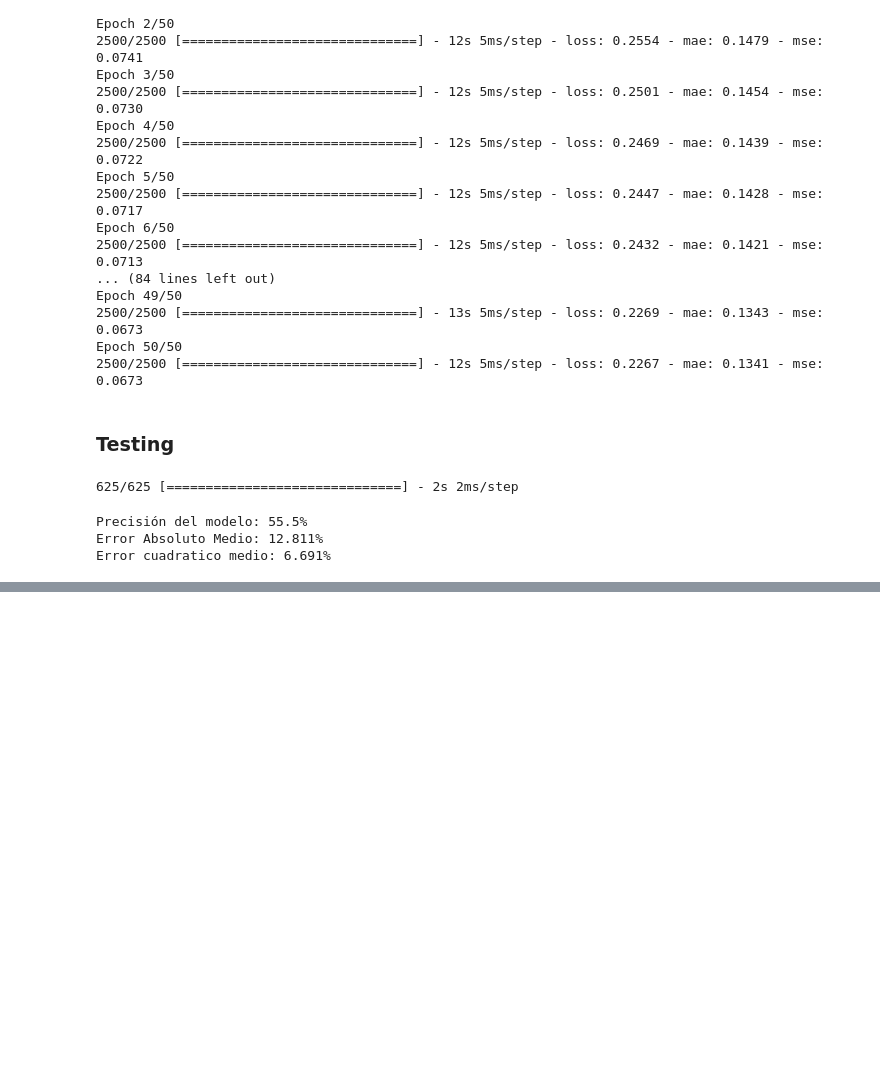
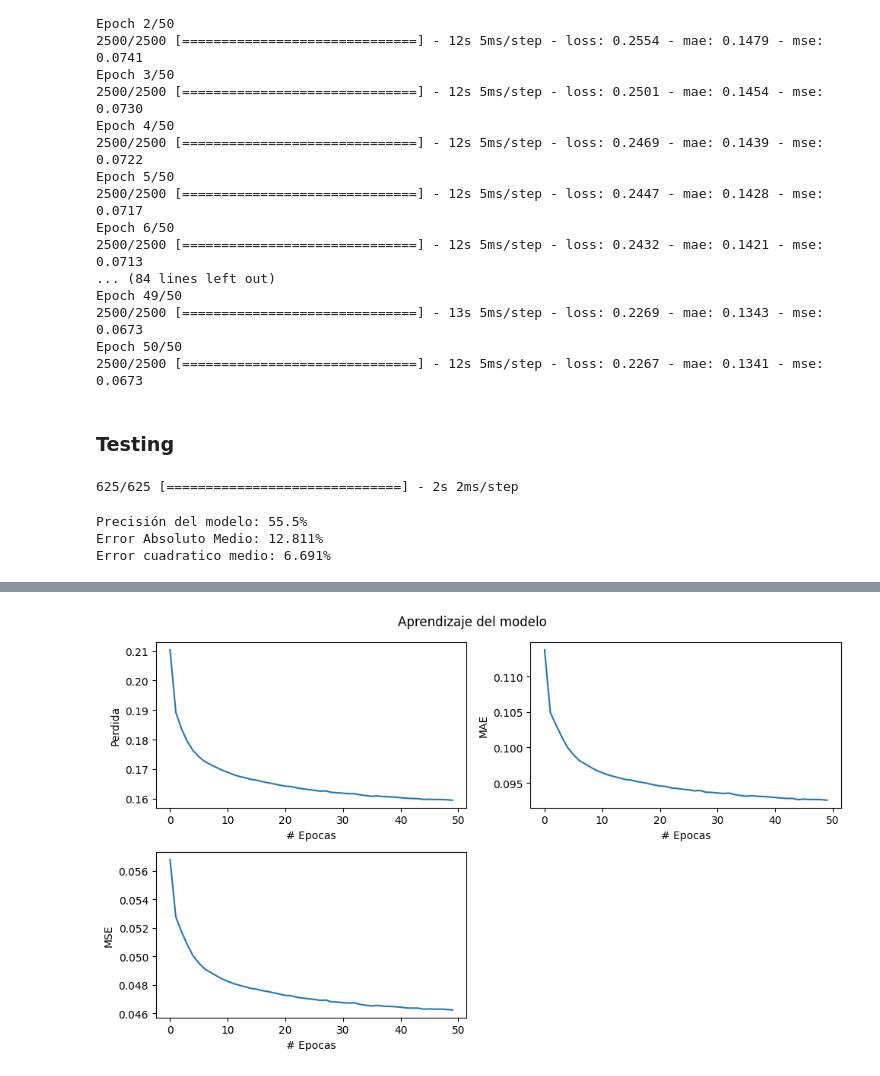
Before and after one commit to LosWillyAmigos/CPMP_With_attention, a Jupyter notebook: CPMP_with_attention.ipynb, the cells around one changed output, grey strips where cells are left out. Drawn from its saved outputs; the diff is of its cells as text; code cells hidden in the pictures; blank space fills up the shorter version.

```diff
--- a/CPMP_with_attention.ipynb
+++ b/CPMP_with_attention.ipynb
@@ -282,8 +282,8 @@ Conection Success
 
 client_local = connect_to_server(MONGO_URI_LOCAL)
 
-base_de_datos = client_local['data_model_v2-1']
-data_5x5, labels_5x5 = load_data_mongo(base_de_datos.data_5x5)
+base_de_datos = client_local['data_model_v2']
+data_10x7, labels_10x7 = load_data_mongo(base_de_datos.data_10x7_v2)
 
 client_local.close()
 # %% [output]
@@ -428,0 +439,5 @@ model_7x7_multi.save('models/model_cpmp_7x7_v2.h5')
+# %%
+X_train_10x7, X_test_10x7, y_train_10x7, y_test_10x7 = train_test_split(data_10x7, labels_10x7,
+                                                                       test_size= 0.2, random_state= 42)
+# %%
+records = model_10x7.fit(X_train_10x7, y_train_10x7, batch_size= 32, epochs= 50, verbose= True)
@@ -428,0 +462,23 @@ model_7x7_multi.save('models/model_cpmp_7x7_v2.h5')
+# %%
+plt.figure(figsize= (10, 6))
+
+plt.subplot(2, 2, 1)
+plt.xlabel("# Epocas")
+plt.ylabel("Perdida")
+plt.plot(records.history['loss'])
+
+plt.subplot(2, 2, 2)
+plt.xlabel("# Epocas")
+plt.ylabel("MAE")
+plt.plot(records.history['mae'])
+
+plt.subplot(2, 2, 3)
+plt.xlabel("# Epocas")
+plt.ylabel("MSE")
+plt.plot(records.history['mse'])
+
+plt.suptitle('Aprendizaje del modelo')
+plt.tight_layout()
+plt.show()
+# %% [output]
+[figure, added]
```
Also changed, not shown: parts of 8 cells of this notebook, 5 other files.
